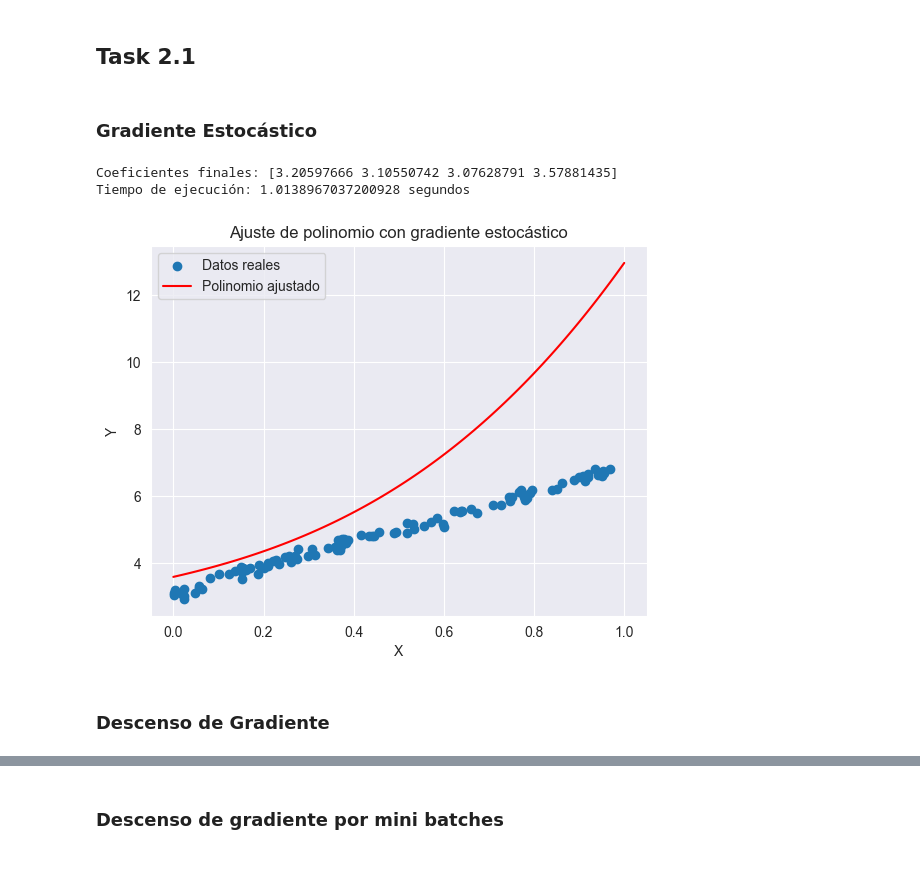
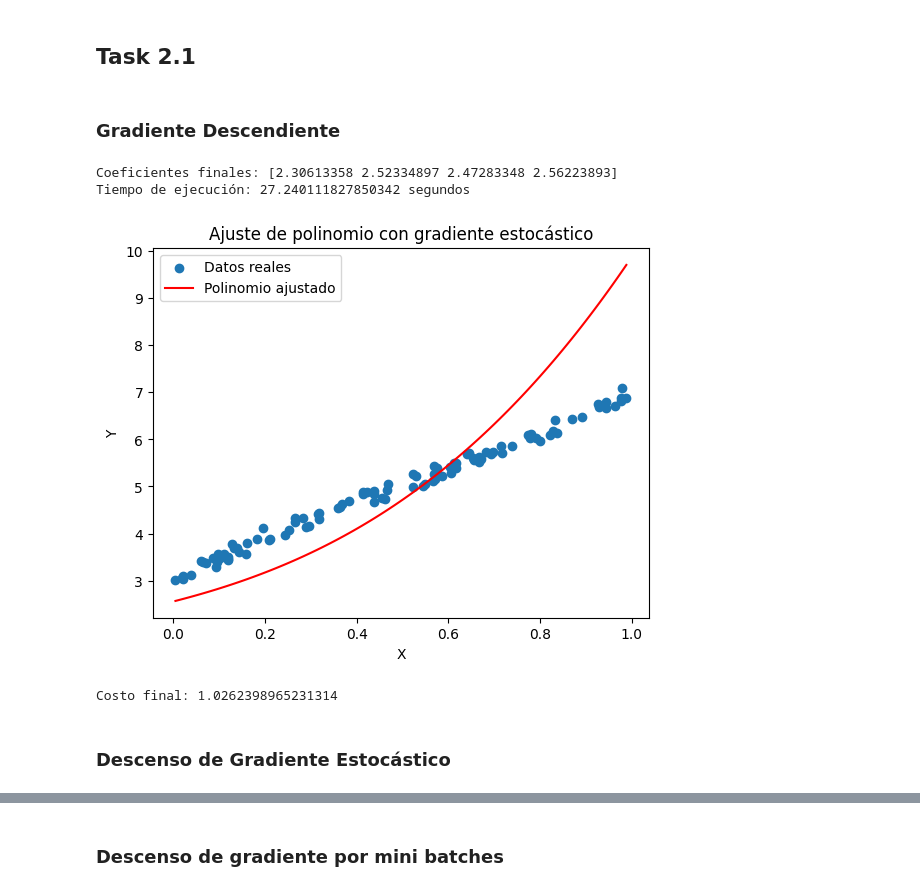
Before and after one commit to angelcast2002/Lab03-IA, a Jupyter notebook: lab03.ipynb, the cells around one changed output, grey strips where cells are left out. Cells and saved outputs as stored; diff of their text form; code cells hidden in the pictures; blank space fills up the shorter version.

```diff
--- a/lab03.ipynb
+++ b/lab03.ipynb
@@ -71,16 +71,22 @@ Consiste elegir un subconjunto de las caracteristicas originales, eliminando las
 # %% [markdown]
 ## Task 2.1
 # %% [markdown]
-### Gradiente Estocástico
+### Gradiente Descendiente
 # %%
 import numpy as np
 import matplotlib.pyplot as plt
 import time
+# %%
+lista_error_cuadratico = []
+lista_tiempo_ejecucion = []
 # %%
 # Función polinómica
 def polynomial(x):
     return 2 * x**3 - 3 * x**2 + 5 * x + 3
 
+coeficientes_polinomio = [2, -3, 5, 3]
+p = np.poly1d(coeficientes_polinomio)
+
 # Función para obtener el costo.
 def cost_function(y_true, y_pred):
     return np.mean((y_true - y_pred)**2)
@@ -99,7 +105,8 @@ def run_gradient_descent(X, y_true, coefficients, learning_rate, n_iterations):
             y_pred = np.polyval(coefficients, X[i])
 
             # Calcula el gradiente de la función de costo con respecto a los coeficientes
-            gradient = -2 * X[i] ** 3 + 3 * X[i] ** 2 - 5 * X[i] + (y_pred - y_true[i])
+            dp = np.polyder(p)
+            gradient = dp(X[i]) * (y_pred - y_true[i])
 
             # Actualiza los coeficientes utilizando el gradiente y la tasa de aprendizaje
             coefficients = coefficients - learning_rate * gradient
@@ -115,6 +122,10 @@ def run_gradient_descent(X, y_true, coefficients, learning_rate, n_iterations):
     # Calcular el tiempo de ejecución
     execution_time = end_time - start_time
 
+    # append a las listas
+    lista_tiempo_ejecucion.append(execution_time)
+    lista_error_cuadratico.append(current_cost)
+
     # Muestra los coeficientes finales
     print("Coeficientes finales:", coefficients)
 
@@ -123,34 +134,43 @@ def run_gradient_descent(X, y_true, coefficients, learning_rate, n_iterations):
 
     # Grafica los datos reales y la predicción final
     plt.scatter(X, y_true, label='Datos reales')
-    x_range = np.linspace(0, 1, 100)
+    x_range = np.linspace(np.min(X), np.max(X), 100)
     y_pred = np.polyval(coefficients, x_range)
     plt.plot(x_range, y_pred, color='red', label='Polinomio ajustado')
     plt.xlabel('X')
     plt.ylabel('Y')
     plt.legend()
     plt.title('Ajuste de polinomio con gradiente estocástico')
+
+    # Ajustar los límites de la gráfica
+    # plt.xlim([np.min(X) - 1, np.max(X) + 1])  # Puedes ajustar estos valores según sea necesario
+    # plt.ylim([np.min(y_true) - 10, np.max(y_true) + 10])  # Ajusta el rango en y según tus datos
+
     plt.show()
+
+    print("Costo final:", current_cost)
 # %%
 # Datos de ejemplo
+np.random.seed(0)
 X = np.random.rand(100)
 y_true = polynomial(X) + 0.1 * np.random.randn(100)
 
 # Coeficientes iniciales
 coefficients = np.random.rand(4)
 
 # Tasa de aprendizaje y número de iteraciones
 learning_rate = 0.01
-n_iterations = 1000
+n_iterations = 10000
 
 # Llamar a la función principal
 run_gradient_descent(X, y_true, coefficients, learning_rate, n_iterations)
 # %% [output]
-Coeficientes finales: [3.20597666 3.10550742 3.07628791 3.57881435]
-Tiempo de ejecución: 1.0138967037200928 segundos
+Coeficientes finales: [2.30613358 2.52334897 2.47283348 2.56223893]
+Tiempo de ejecución: 27.240111827850342 segundos
-[figure, old version]
+[figure, new version]
+Costo final: 1.0262398965231314
 # %% [markdown]
-### Descenso de Gradiente
+### Descenso de Gradiente Estocástico
 # %%
 def gradient_descent(X, y_true, coefficients, learning_rate, n_iterations):
     # Almacenar los resultados para graficar
```
Also changed, not shown: parts of 24 cells of this notebook, 1 other file.
